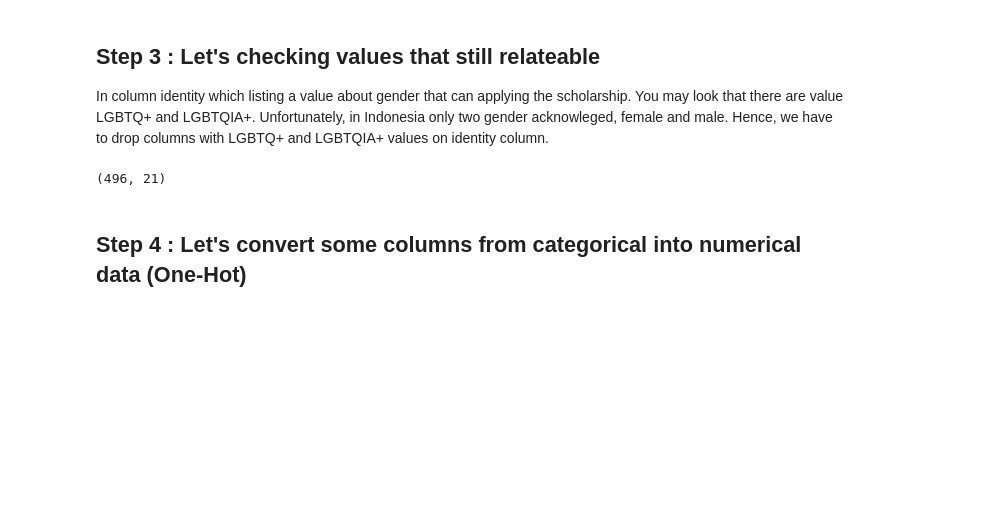
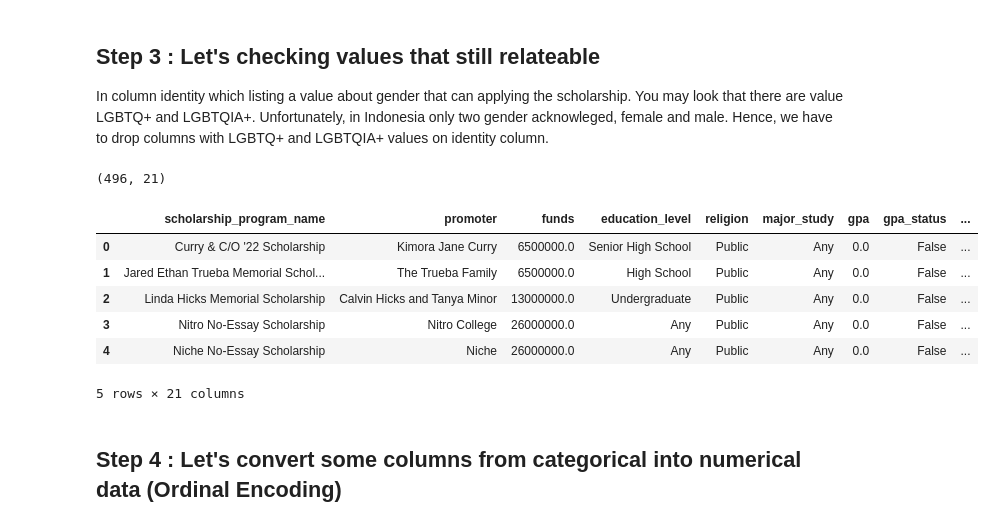
Before and after one commit to kshwg/capstone2023, a Jupyter notebook: Preprocessing.ipynb, the cells around one changed output. Cells and saved outputs as stored; diff of their text form; code cells hidden in the pictures; blank space fills up the shorter version.

```diff
--- a/Preprocessing.ipynb
+++ b/Preprocessing.ipynb
@@ -159,3 +161,16 @@ df.shape
+# %%
+funds_in_rupiah = df['funds'].values
+
+df['funds'] = np.dot(funds_in_rupiah, 13000)
+df.head()
+# %% [output]
+|  | scholarship_program_name | promoter | funds | education_level | religion | major_study | gpa | gpa_status | ... |
+| 0 | Curry & C/O '22 Scholarship | Kimora Jane Curry | 6500000.0 | Senior High School | Public | Any | 0.0 | False | ... |
+| 1 | Jared Ethan Trueba Memorial Schol... | The Trueba Family | 6500000.0 | High School | Public | Any | 0.0 | False | ... |
+| 2 | Linda Hicks Memorial Scholarship | Calvin Hicks and Tanya Minor | 13000000.0 | Undergraduate | Public | Any | 0.0 | False | ... |
+| 3 | Nitro No-Essay Scholarship | Nitro College | 26000000.0 | Any | Public | Any | 0.0 | False | ... |
+| 4 | Niche No-Essay Scholarship | Niche | 26000000.0 | Any | Public | Any | 0.0 | False | ... |
+5 rows × 21 columns
 # %% [markdown]
-## Step 4 : Let's convert some columns from categorical into numerical data (One-Hot)
+## Step 4 : Let's convert some columns from categorical into numerical data (Ordinal Encoding)
 # %%
```
Also changed, not shown: parts of 3 cells of this notebook.
